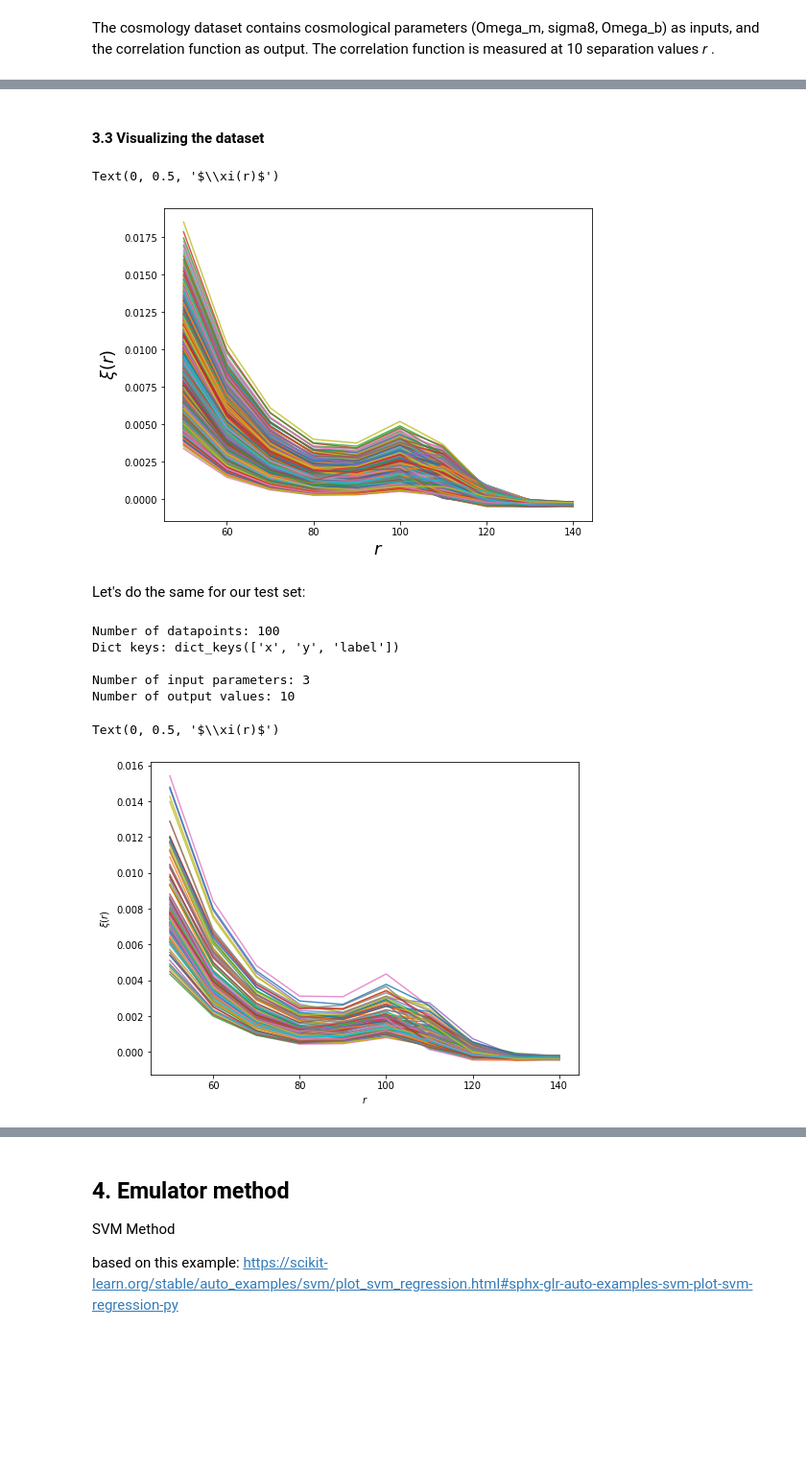
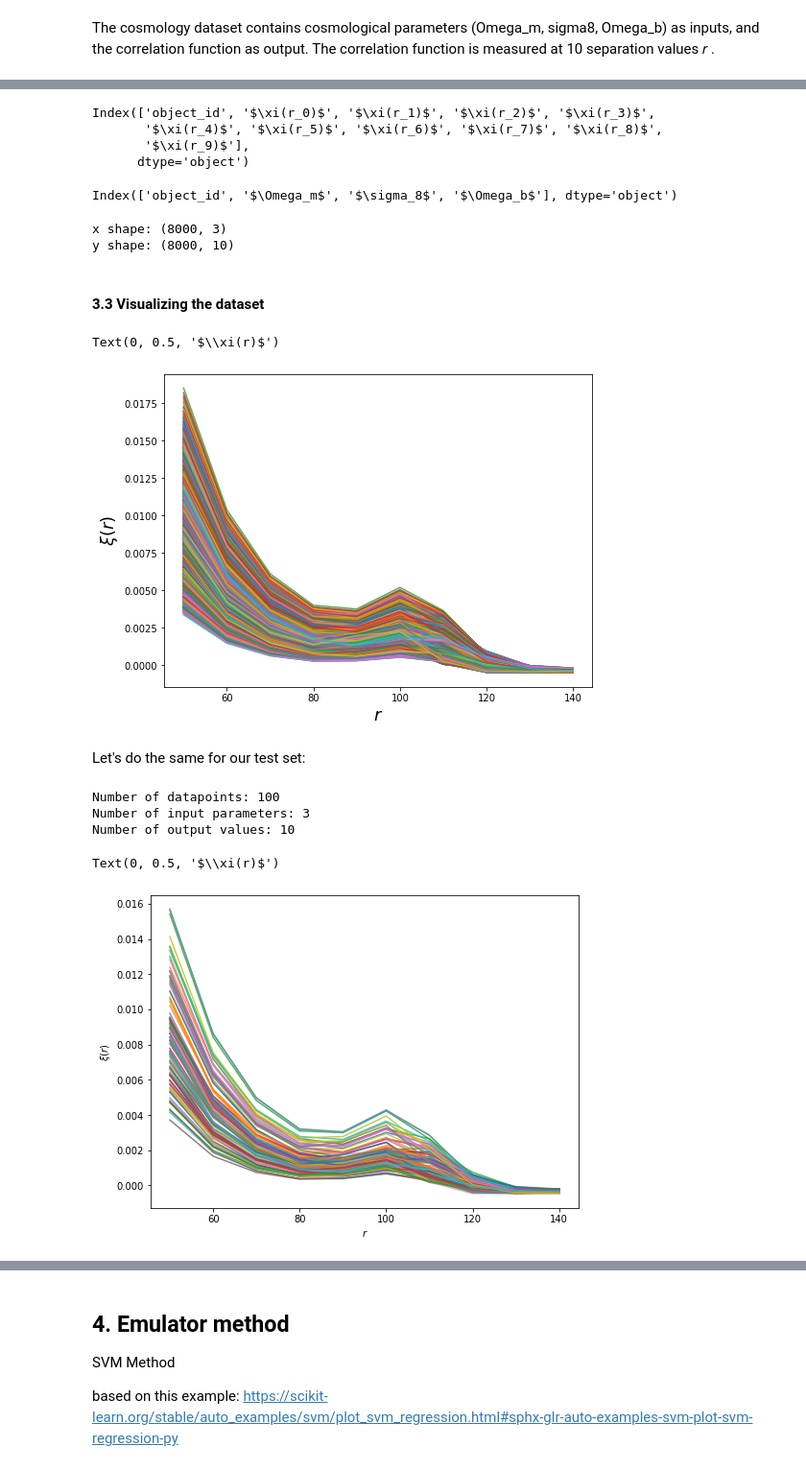
Before and after one commit to kstoreyf/emu-fight, a Jupyter notebook: emulator_examples/svm_emu-fight.ipynb, the cells around one changed output, grey strips where cells are left out. Shown: that part at 96% size. Saved outputs shown, nothing was run; the diff lists cells and outputs as text; code cells hidden in the pictures; blank space fills up the shorter version.

```diff
--- a/emulator_examples/svm_emu-fight.ipynb
+++ b/emulator_examples/svm_emu-fight.ipynb
@@ -36,3 +38,5 @@ test_data = np.load(test_file, allow_pickle=True)
+# %%
+df_test = pd.read_pickle('../data/cosmology_test.pickle')
 # %% [markdown]
 ## 3. Visualiazing the dataset<a name="visualization"></a>
 # %% [markdown]
@@ -109,0 +80,3 @@ array([[ 7.28099888e-03,  3.81211294e-03,  2.05146145e-03, ...,
+# %%
+rvals = df['extra_input']['r_vals']
+rvals
@@ -109,0 +87,11 @@ array([[ 7.28099888e-03,  3.81211294e-03,  2.05146145e-03, ...,
+# %%
+df_out.columns
+# %% [output]
+Index(['object_id', '$\xi(r_0)$', '$\xi(r_1)$', '$\xi(r_2)$', '$\xi(r_3)$',
+       '$\xi(r_4)$', '$\xi(r_5)$', '$\xi(r_6)$', '$\xi(r_7)$', '$\xi(r_8)$',
+       '$\xi(r_9)$'],
+      dtype='object')
+# %%
+df_in.columns
+# %% [output]
+Index(['object_id', '$\Omega_m$', '$\sigma_8$', '$\Omega_b$'], dtype='object')
@@ -110,10 +104,16 @@ array([[ 7.28099888e-03,  3.81211294e-03,  2.05146145e-03, ...,
+# %%
+print('x shape:',xs_train.shape)
+print('y shape:',ys_train.shape)
+# %% [output]
+x shape: (8000, 3)
+y shape: (8000, 10)
 # %% [markdown]
 #### 3.3 Visualizing the dataset
 # %%
 plt.figure(figsize=(8,6))
 ys_train_plot = ys_train.copy()
 np.random.shuffle(ys_train_plot) # shuffle so that color order isn't weird
-plt.plot(r_vals, ys_train_plot.T, alpha=0.8)
+plt.plot(rvals, ys_train_plot.T, alpha=0.8)
 
 plt.xlabel('$r$',fontsize=18)
 plt.ylabel(r'$\xi(r)$',fontsize=18)
@@ -122,29 +122,34 @@ plt.ylabel(r'$\xi(r)$',fontsize=18)
 # plt.yscale('log')
 # %% [output]
 Text(0, 0.5, '$\\xi(r)$')
-[figure, old version]
+[figure, new version]
 # %% [markdown]
 Let's do the same for our test set:
+# %%
+df_test_in = df_test['input_data']
+df_test_out = df_test['output_data']
+
+ys_test = df_test_out[[r'$\xi(r_0)$', r'$\xi(r_1)$', r'$\xi(r_2)$', r'$\xi(r_3)$',
+       r'$\xi(r_4)$', r'$\xi(r_5)$', r'$\xi(r_6)$', r'$\xi(r_7)$', r'$\xi(r_8)$',
+       r'$\xi(r_9)$']].to_numpy()
+
+xs_test = df_test_in[[r'$\Omega_m$', r'$\sigma_8$', r'$\Omega_b$']].to_numpy()
 # %%
-n_test = test_data.shape[0]
+n_test = xs_test.shape[0]
+n_values= ys_test.shape[1]
+n_params= xs_test.shape[1]
 print("Number of datapoints:", n_test)
-print("Dict keys:", data_test[0].keys(),'\n')
-
-xs_test = read_dict(test_data)
-ys_test = read_dict(test_data,col='y')
-print("Number of input parameters:", xs_test.shape[1])
-print("Number of output values:", ys_test.shape[1])
+print("Number of input parameters:", n_params)
+print("Number of output values:", n_values)
 # %% [output]
 Number of datapoints: 100
-Dict keys: dict_keys(['x', 'y', 'label'])
-
 Number of input parameters: 3
 Number of output values: 10
 # %%
 plt.figure(figsize=(8,6))
-plt.plot(r_vals, ys_test.T, alpha=0.8)
+plt.plot(rvals, ys_test.T, alpha=0.8)
 plt.xlabel('$r$')
 plt.ylabel(r'$\xi(r)$')
 # %% [output]
 Text(0, 0.5, '$\\xi(r)$')
-[figure, old version]
+[figure, new version]
```
Also changed, not shown: parts of 38 cells of this notebook, 1 other file.
